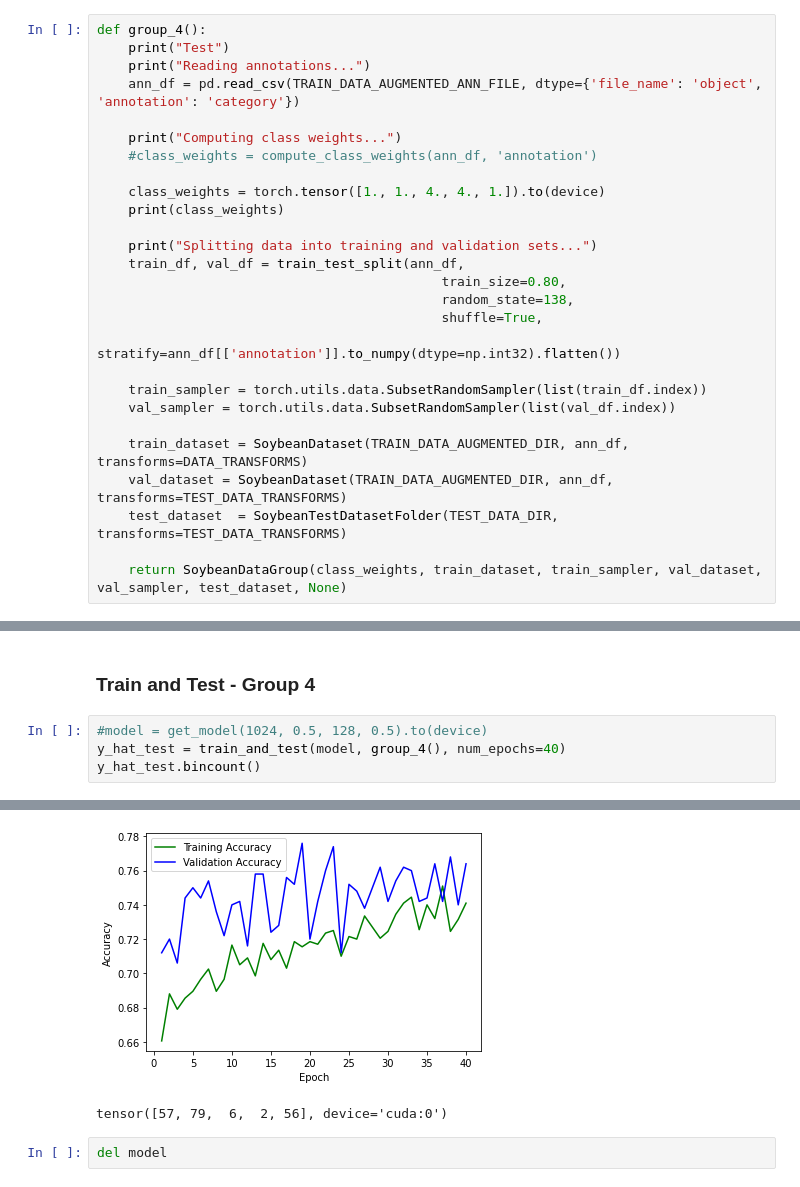
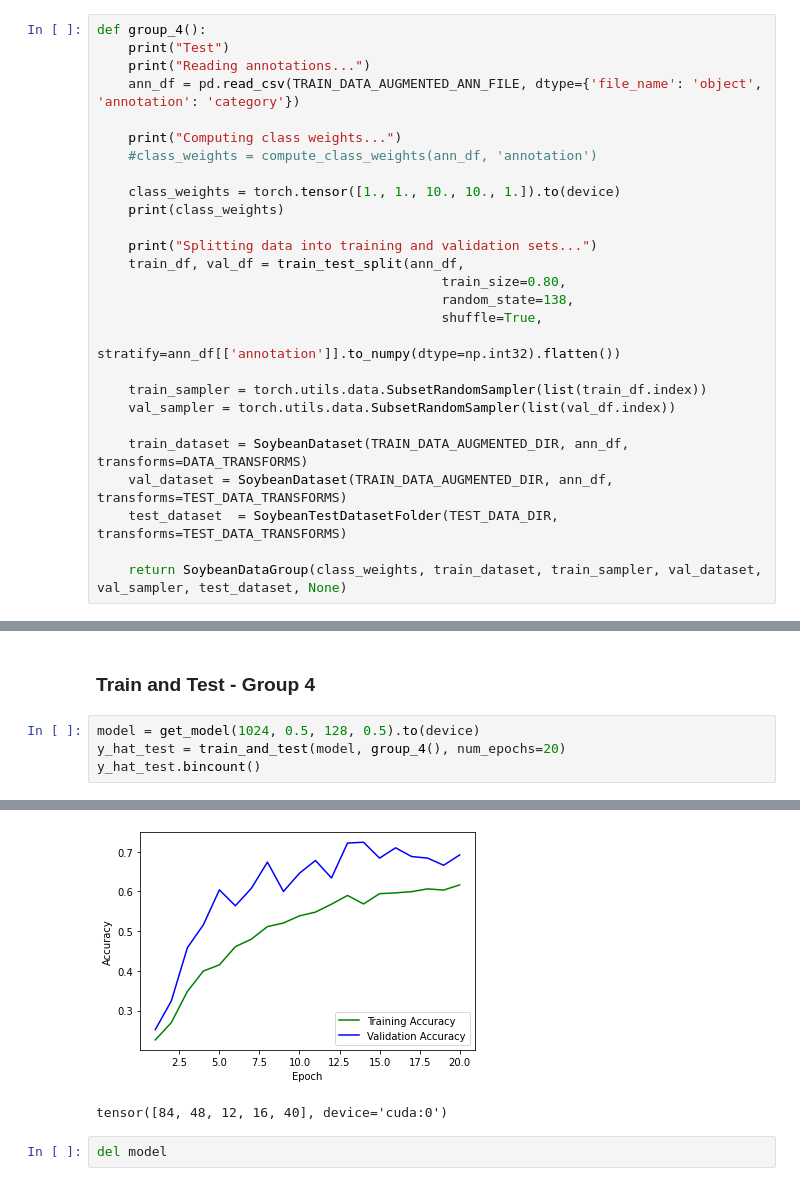
Before and after one commit to jmaness/csc591nn-projc1, a Jupyter notebook: c2.ipynb, the cells around one changed output, grey strips where cells are left out. Saved outputs shown, nothing was run; the diff lists cells and outputs as text.

Commit message:
With [1,1,10,10,1] class weight, after 20 epochs, the test distribution is
[84, 48, 12, 16, 40]

```diff
--- a/c2.ipynb
+++ b/c2.ipynb
@@ -434,7 +434,7 @@ def group_4():
     print("Computing class weights...")
     #class_weights = compute_class_weights(ann_df, 'annotation')
 
-    class_weights = torch.tensor([1., 1., 4., 4., 1.]).to(device)
+    class_weights = torch.tensor([1., 1., 10., 10., 1.]).to(device)
     print(class_weights)
 
     print("Splitting data into training and validation sets...")
@@ -822,8 +822,8 @@ Finished generating predictions to predictions_c2_g3.csv
 # %% [markdown]
 ### Train and Test - Group 4
 # %%
-#model = get_model(1024, 0.5, 128, 0.5).to(device)
-y_hat_test = train_and_test(model, group_4(), num_epochs=40)
+model = get_model(1024, 0.5, 128, 0.5).to(device)
+y_hat_test = train_and_test(model, group_4(), num_epochs=20)
 y_hat_test.bincount()
 # %% [output]
 Test
@@ -847,5 +847,5 @@ Metrics
-[figure, old version]
+[figure, new version]
-tensor([57, 79,  6,  2, 56], device='cuda:0')
+tensor([84, 48, 12, 16, 40], device='cuda:0')
 # %%
 del model
 # %%
```
Also changed, not shown: parts of 1 cell of this notebook.
